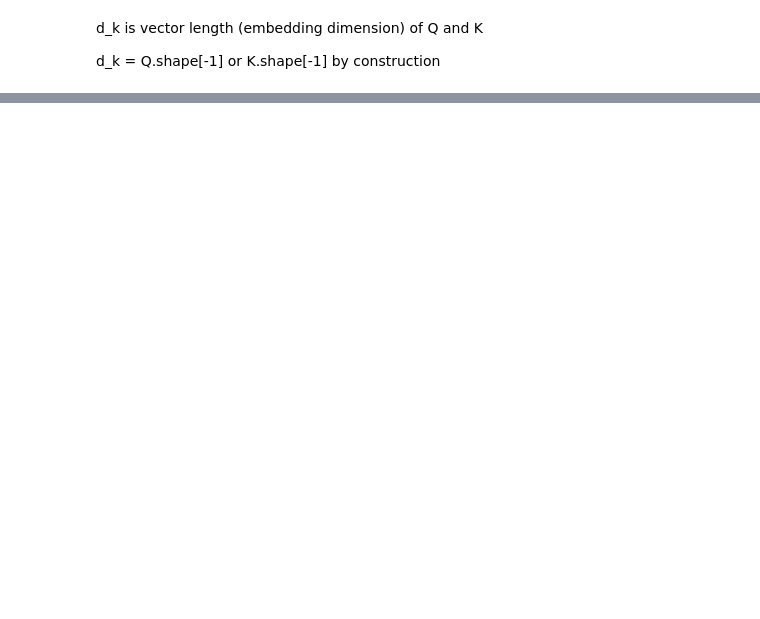
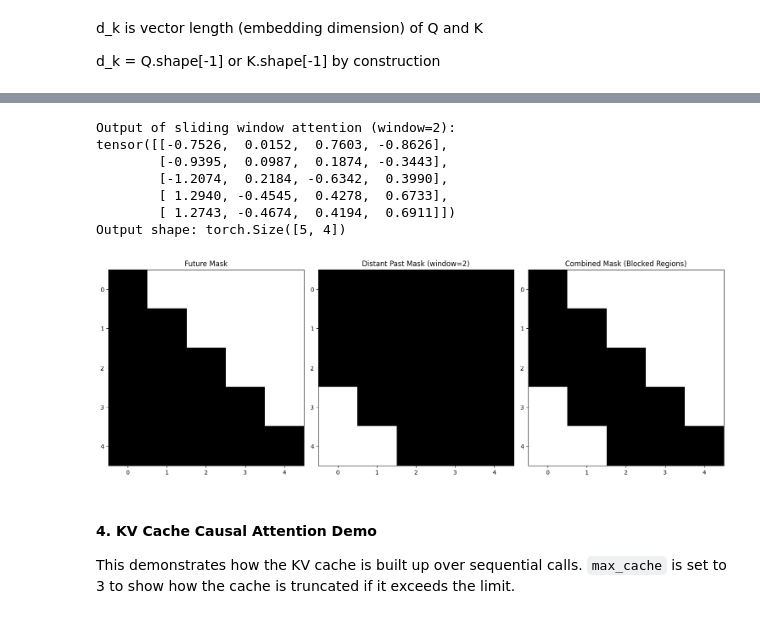
Before and after one commit to iam4tart/speech-lab, a Jupyter notebook: 03-true-streaming-causal-model/causal_types.ipynb, the cells around one changed output, grey strips where cells are left out. Cells and saved outputs as stored; diff of their text form; code cells hidden in the pictures; blank space fills up the shorter version.

```diff
--- a/03-true-streaming-causal-model/causal_types.ipynb
+++ b/03-true-streaming-causal-model/causal_types.ipynb
@@ -73,0 +158,44 @@ def sliding_window_attention(x, Wq, Wk, Wv, window=3):
+# %%
+print("Output of sliding window attention (window=2):")
+output_sliding_window = sliding_window_attention(x, Wq, Wk, Wv, window=2)
+print(output_sliding_window)
+print("Output shape:", output_sliding_window.shape)
+
+# Visualize the masks used in sliding window attention
+plt.figure(figsize=(15, 5))
+
+T = x.shape[0]
+window = 2
+
+# Future Mask
+future_mask = torch.triu(torch.ones(T, T), diagonal=1).bool()
+plt.subplot(1, 3, 1)
+plt.imshow(future_mask.cpu().numpy(), cmap='gray')
+plt.title('Future Mask')
+
+# Distant Past Mask
+distant_past_mask = torch.tril(torch.ones(T, T), diagonal=-(window + 1)).bool()
+plt.subplot(1, 3, 2)
+plt.imshow(distant_past_mask.cpu().numpy(), cmap='gray')
+plt.title(f'Distant Past Mask (window={window})')
+
+# Combined Mask
+combined_mask = future_mask | distant_past_mask
+plt.subplot(1, 3, 3)
+plt.imshow(combined_mask.cpu().numpy(), cmap='gray')
+plt.title('Combined Mask (Blocked Regions)')
+
+plt.tight_layout()
+plt.show()
+# %% [output]
+Output of sliding window attention (window=2):
+tensor([[-0.7526,  0.0152,  0.7603, -0.8626],
+        [-0.9395,  0.0987,  0.1874, -0.3443],
+        [-1.2074,  0.2184, -0.6342,  0.3990],
+        [ 1.2940, -0.4545,  0.4278,  0.6733],
+        [ 1.2743, -0.4674,  0.4194,  0.6911]])
+Output shape: torch.Size([5, 4])
+[figure, added]
+# %% [markdown]
+#### 4. KV Cache Causal Attention Demo
+This demonstrates how the KV cache is built up over sequential calls. `max_cache` is set to 3 to show how the cache is truncated if it exceeds the limit.
```
Also changed, not shown: parts of 11 cells of this notebook.
